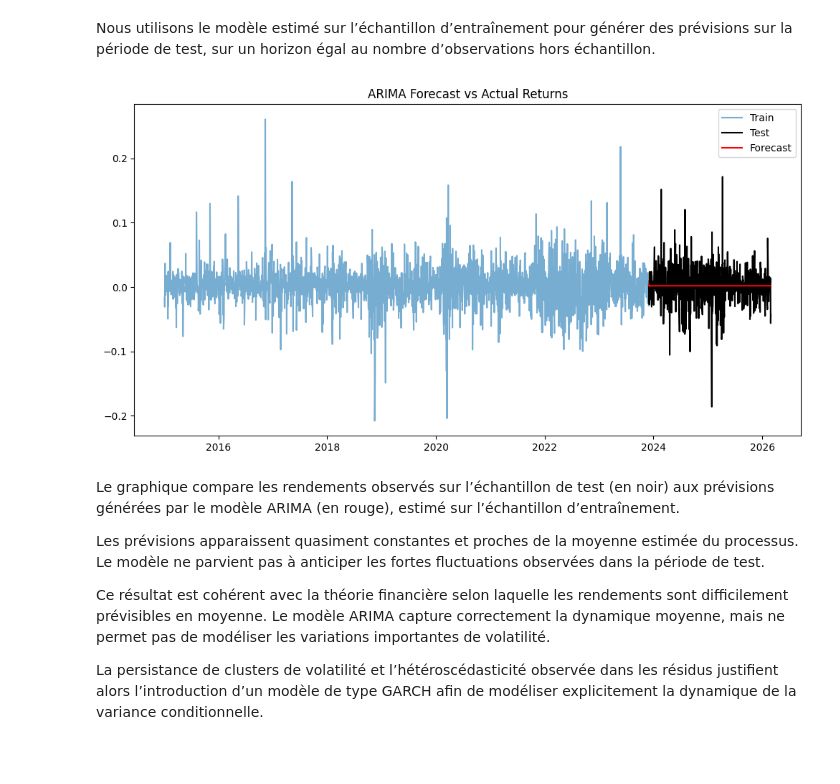
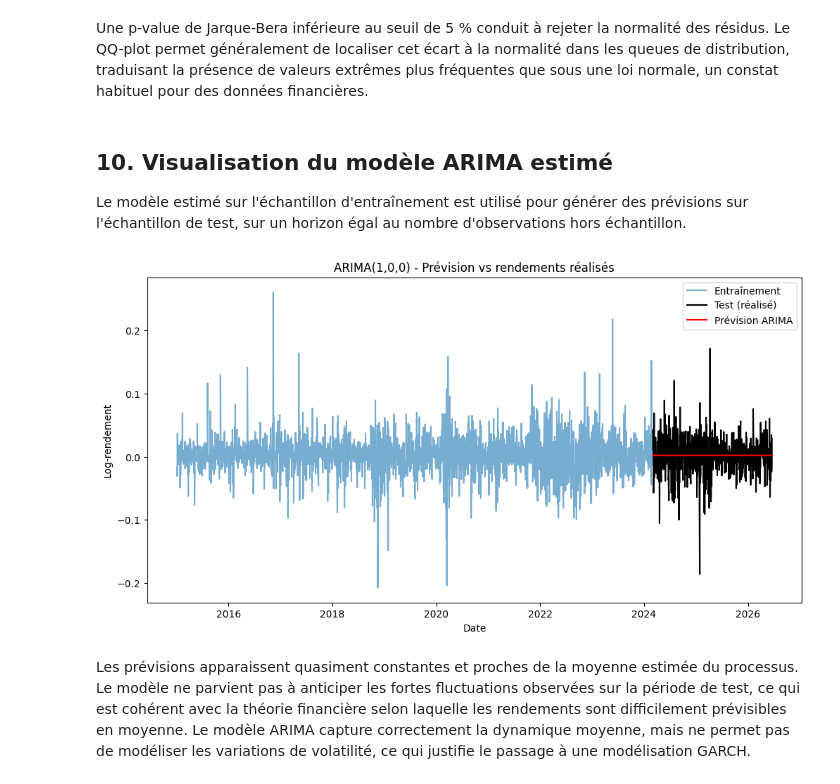
Before and after one commit to Safaabid19/nvidia-stock-prediction, a Jupyter notebook: projet_Arima.ipynb, the cells around one changed output. Drawn from its saved outputs; the diff is of its cells as text; code cells hidden in the pictures; blank space fills up the shorter version.

```diff
--- a/projet_Arima.ipynb
+++ b/projet_Arima.ipynb
@@ -9,9 +18,12 @@ np.random.seed(42)
 # %%
-#Téléchargement des données NVIDIA
 ticker = "NVDA"
-nvda = yf.download(ticker,
-                   start="2015-01-01",
-                   end=dt.datetime.now())['Close']
+
+nvda = yf.download(
+    ticker,
+    start="2015-01-01",
+    end=dt.datetime.now()
+)["Close"]
+
 nvda.head()
 # %% [output]
 [*********************100%***********************]  1 of 1 completed
@@ -169,6 +167,6 @@ Successfully installed pmdarima-2.1.1
 # %%
 model_auto = auto_arima(
-    log_returns,
+    train,
     seasonal=False,
     stepwise=True,
     trace=True
@@ -177,6 +175,6 @@ model_auto = auto_arima(
 print(model_auto.summary())
 
 best_order = model_auto.order
-print(f"Auto ARIMA found that the best order is {best_order}")
+print(f"Ordre ARIMA retenu : {best_order}")
 # %% [output]
 Performing stepwise search to minimize aic
@@ -271,26 +326,24 @@ La modélisation de la volatilité via un GARCH est donc pertinente.
+# %% [markdown]
+Une p-value de Jarque-Bera inférieure au seuil de 5 % conduit à rejeter la normalité des résidus. Le QQ-plot permet généralement de localiser cet écart à la normalité dans les queues de distribution, traduisant la présence de valeurs extrêmes plus fréquentes que sous une loi normale, un constat habituel pour des données financières.
 # %% [markdown]
-Nous utilisons le modèle estimé sur l’échantillon d’entraînement pour générer des prévisions sur la période de test, sur un horizon égal au nombre d’observations hors échantillon.
+## 10. Visualisation du modèle ARIMA estimé
+
+Le modèle estimé sur l'échantillon d'entraînement est utilisé pour générer des prévisions sur l'échantillon de test, sur un horizon égal au nombre d'observations hors échantillon.
 # %%
 forecast = model_fit.forecast(steps=len(test))
 # %%
-import matplotlib.pyplot as plt
-
 plt.figure(figsize=(12,6))
 
-plt.plot(train.index, train, label="Train", alpha=0.6)
-plt.plot(test.index, test, label="Test", color="black")
-plt.plot(test.index, forecast, label="Forecast", color="red")
+plt.plot(train.index, train, label="Entraînement", alpha=0.6)
+plt.plot(test.index, test, label="Test (réalisé)", color="black")
+plt.plot(test.index, forecast, label="Prévision ARIMA", color="red")
 
-plt.title("ARIMA Forecast vs Actual Returns")
+plt.title(f"ARIMA({p},{d},{q}) - Prévision vs rendements réalisés")
+plt.xlabel("Date")
+plt.ylabel("Log-rendement")
 plt.legend()
 plt.show()
 # %% [output]
-[figure, old version]
+[figure, new version]
 # %% [markdown]
-Le graphique compare les rendements observés sur l’échantillon de test (en noir) aux prévisions générées par le modèle ARIMA (en rouge), estimé sur l’échantillon d’entraînement.
-
-Les prévisions apparaissent quasiment constantes et proches de la moyenne estimée du processus. Le modèle ne parvient pas à anticiper les fortes fluctuations observées dans la période de test.
-
-Ce résultat est cohérent avec la théorie financière selon laquelle les rendements sont difficilement prévisibles en moyenne. Le modèle ARIMA capture correctement la dynamique moyenne, mais ne permet pas de modéliser les variations importantes de volatilité.
-
-La persistance de clusters de volatilité et l’hétéroscédasticité observée dans les résidus justifient alors l’introduction d’un modèle de type GARCH afin de modéliser explicitement la dynamique de la variance conditionnelle.
+Les prévisions apparaissent quasiment constantes et proches de la moyenne estimée du processus. Le modèle ne parvient pas à anticiper les fortes fluctuations observées sur la période de test, ce qui est cohérent avec la théorie financière selon laquelle les rendements sont difficilement prévisibles en moyenne. Le modèle ARIMA capture correctement la dynamique moyenne, mais ne permet pas de modéliser les variations de volatilité, ce qui justifie le passage à une modélisation GARCH.
```
Also changed, not shown: parts of 86 cells of this notebook.
